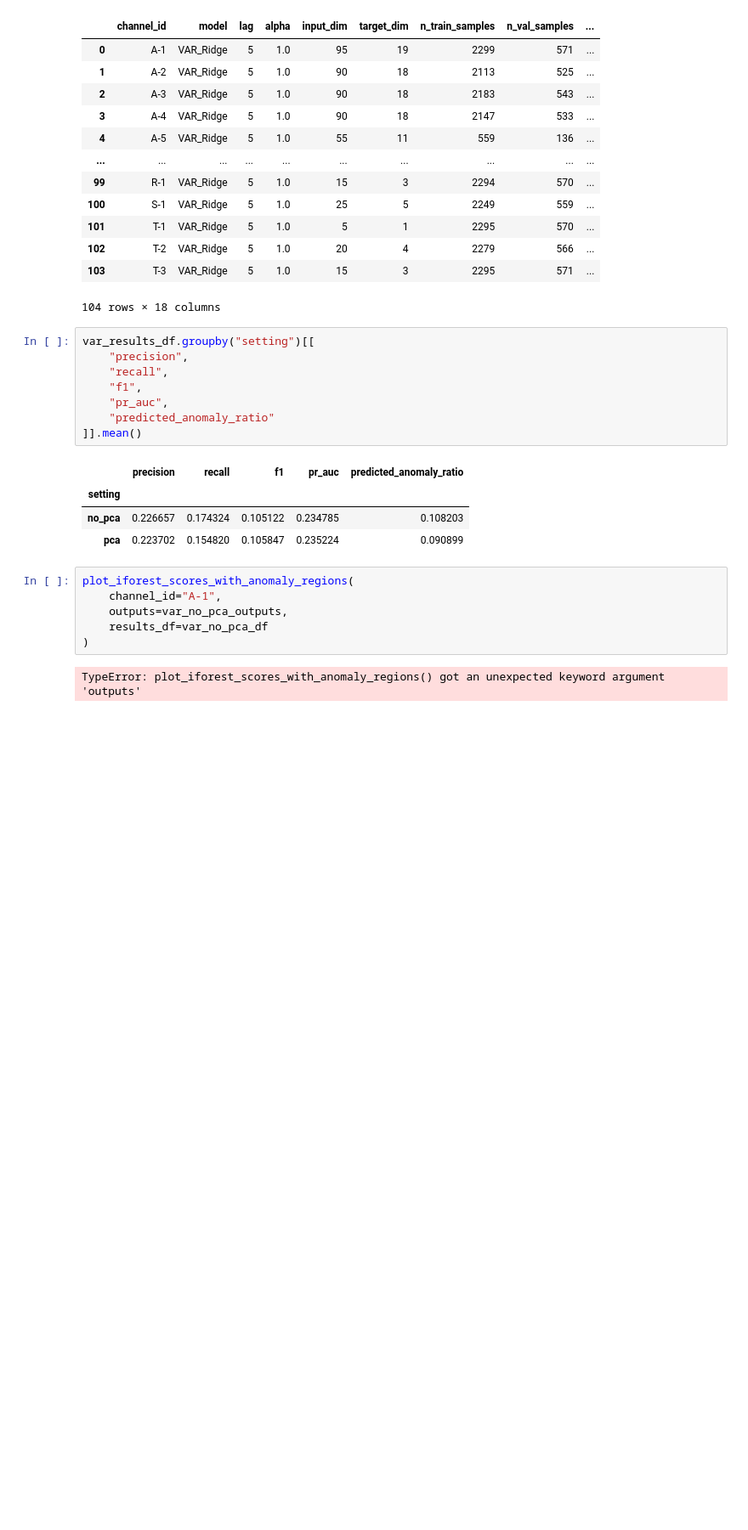
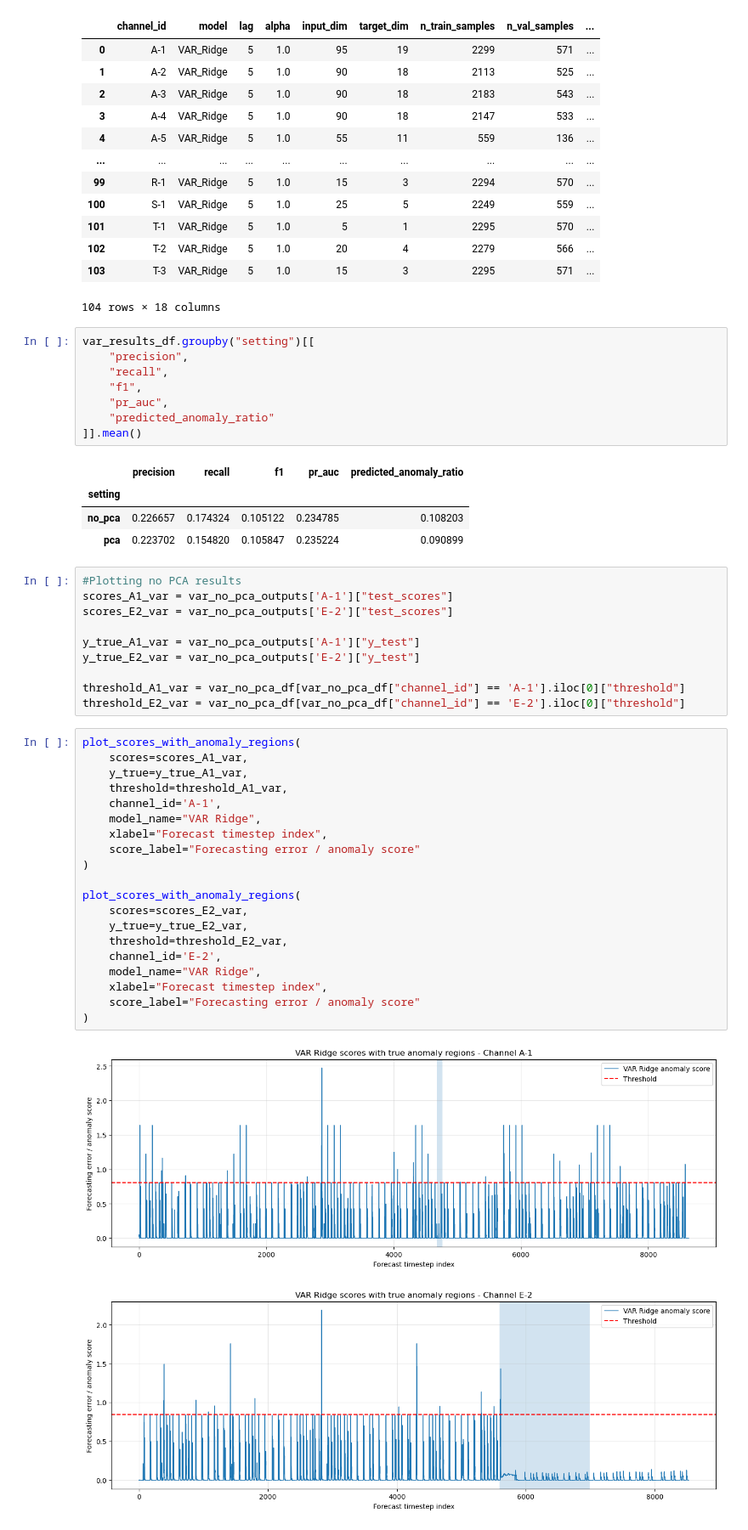
Before and after one commit to LucianoScarpino/Anomaly_Detection_Nasa_SMAP, a Jupyter notebook: Anomaly_Detection.ipynb, the cells around one changed output. Shown at 85% size. Cells and saved outputs as stored; diff of their text form; blank space fills up the shorter version.

```diff
--- a/Anomaly_Detection.ipynb
+++ b/Anomaly_Detection.ipynb
@@ -1782,11 +1781,36 @@ var_results_df.groupby("setting")[[
 | setting |  |  |  |  |  |
 | no_pca | 0.226657 | 0.174324 | 0.105122 | 0.234785 | 0.108203 |
 | pca | 0.223702 | 0.154820 | 0.105847 | 0.235224 | 0.090899 |
-# %%
-plot_iforest_scores_with_anomaly_regions(
-    channel_id="A-1",
-    outputs=var_no_pca_outputs,
-    results_df=var_no_pca_df
-)
-# %% [output]
-TypeError: plot_iforest_scores_with_anomaly_regions() got an unexpected keyword argument 'outputs'
+# %%
+#Plotting no PCA results
+scores_A1_var = var_no_pca_outputs['A-1']["test_scores"]
+scores_E2_var = var_no_pca_outputs['E-2']["test_scores"]
+
+y_true_A1_var = var_no_pca_outputs['A-1']["y_test"]
+y_true_E2_var = var_no_pca_outputs['E-2']["y_test"]
+
+threshold_A1_var = var_no_pca_df[var_no_pca_df["channel_id"] == 'A-1'].iloc[0]["threshold"]
+threshold_E2_var = var_no_pca_df[var_no_pca_df["channel_id"] == 'E-2'].iloc[0]["threshold"]
+# %%
+plot_scores_with_anomaly_regions(
+    scores=scores_A1_var,
+    y_true=y_true_A1_var,
+    threshold=threshold_A1_var,
+    channel_id='A-1',
+    model_name="VAR Ridge",
+    xlabel="Forecast timestep index",
+    score_label="Forecasting error / anomaly score"
+)
+
+plot_scores_with_anomaly_regions(
+    scores=scores_E2_var,
+    y_true=y_true_E2_var,
+    threshold=threshold_E2_var,
+    channel_id='E-2',
+    model_name="VAR Ridge",
+    xlabel="Forecast timestep index",
+    score_label="Forecasting error / anomaly score"
+)
+# %% [output]
+[figure, added]
+[figure, added]
```
Also changed, not shown: parts of 6 cells of this notebook.
